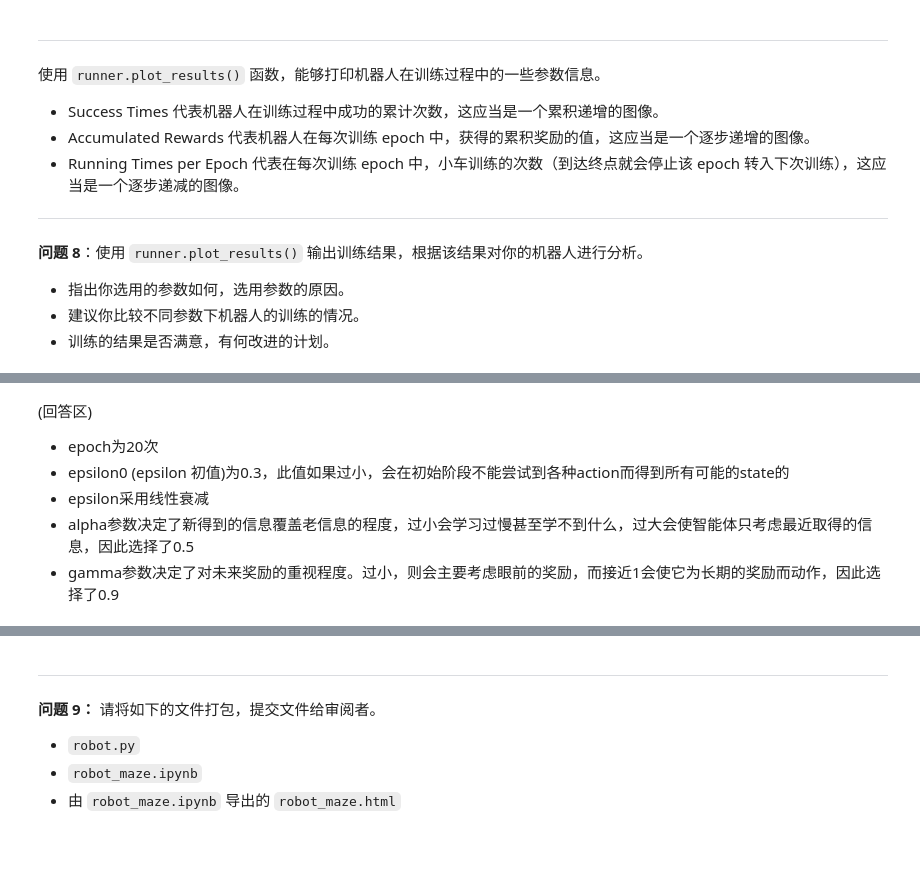
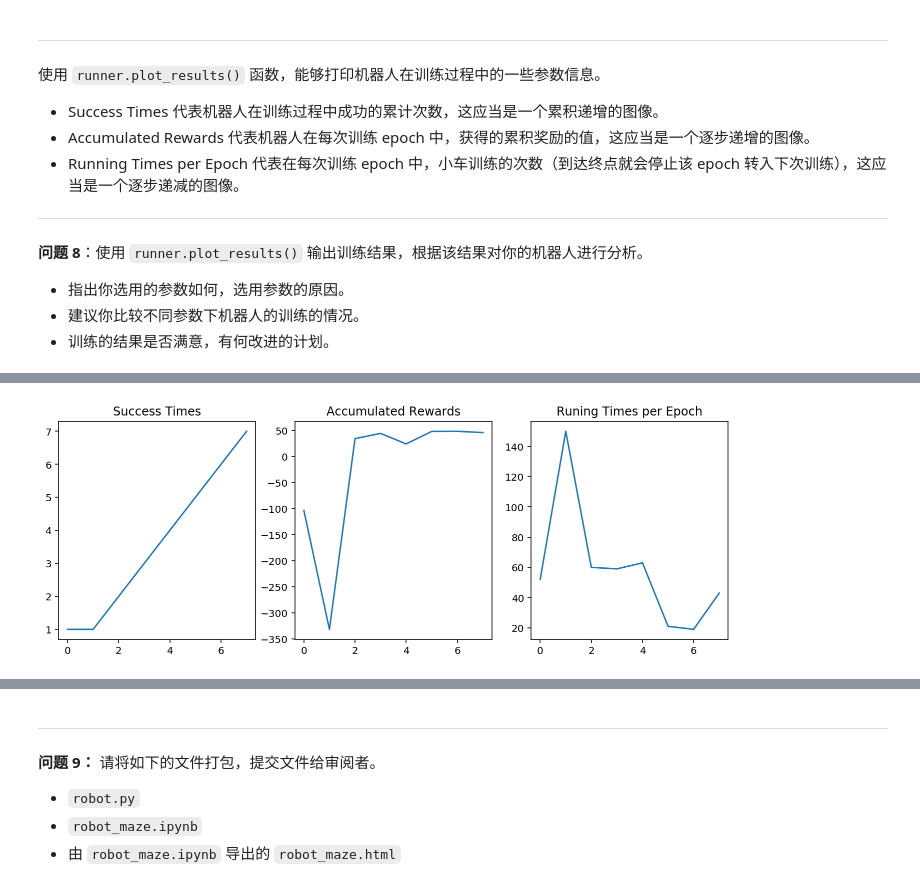
Before and after one commit to duzeng/MLND_CN_P5_Reinforcement_Learning, a Jupyter notebook: robot_maze.ipynb, the cells around one changed output, grey strips where cells are left out. Cells and saved outputs as stored; diff of their text form; code cells hidden in the pictures; blank space fills up the shorter version.

```diff
--- a/robot_maze.ipynb
+++ b/robot_maze.ipynb
@@ -299,7 +302,5 @@ runner.plot_results()
-# %% [markdown]
-(回答区)
-+ epoch为20次
-+ epsilon0 (epsilon 初值)为0.3，此值如果过小，会在初始阶段不能尝试到各种action而得到所有可能的state的
-+ epsilon采用线性衰减
-+ alpha参数决定了新得到的信息覆盖老信息的程度，过小会学习过慢甚至学不到什么，过大会使智能体只考虑最近取得的信息，因此选择了0.5
-+ gamma参数决定了对未来奖励的重视程度。过小，则会主要考虑眼前的奖励，而接近1会使它为长期的奖励而动作，因此选择了0.9
+# %%
+runner2=app(epoch=8,alpha=0.2,gamma=0.1,epsilon0=0.3,moive_number=2)
+runner2.plot_results()
+# %% [output]
+[figure, added]
```
Also changed, not shown: parts of 11 cells of this notebook, 2 other files.
